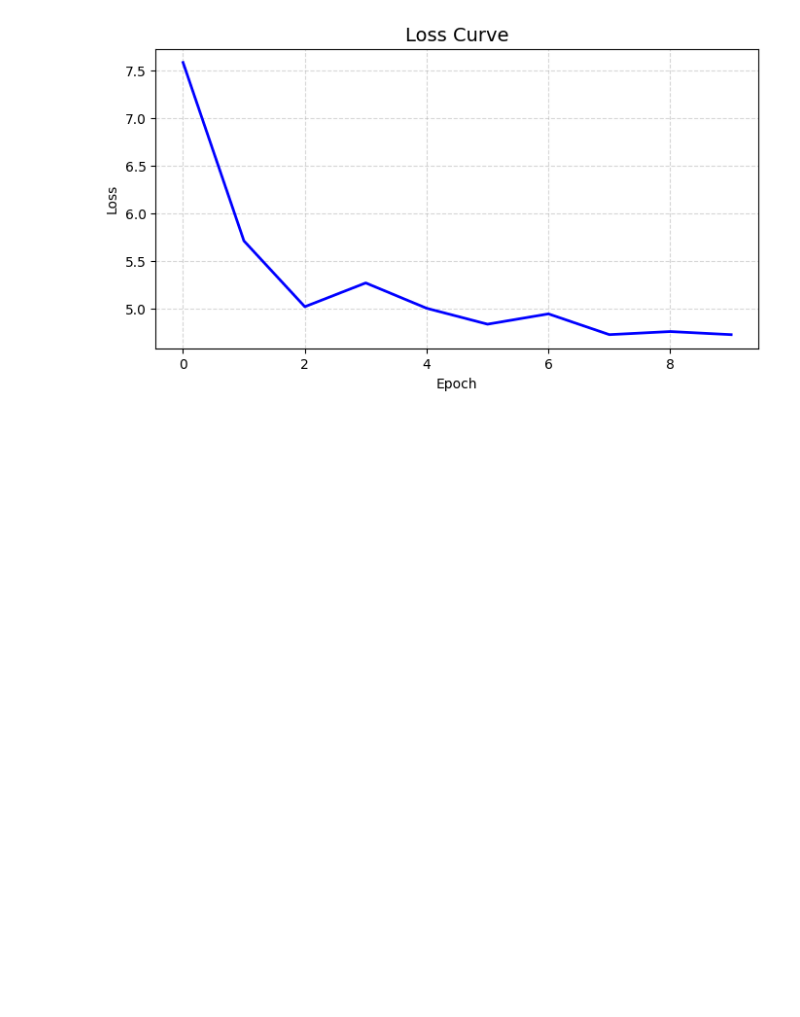
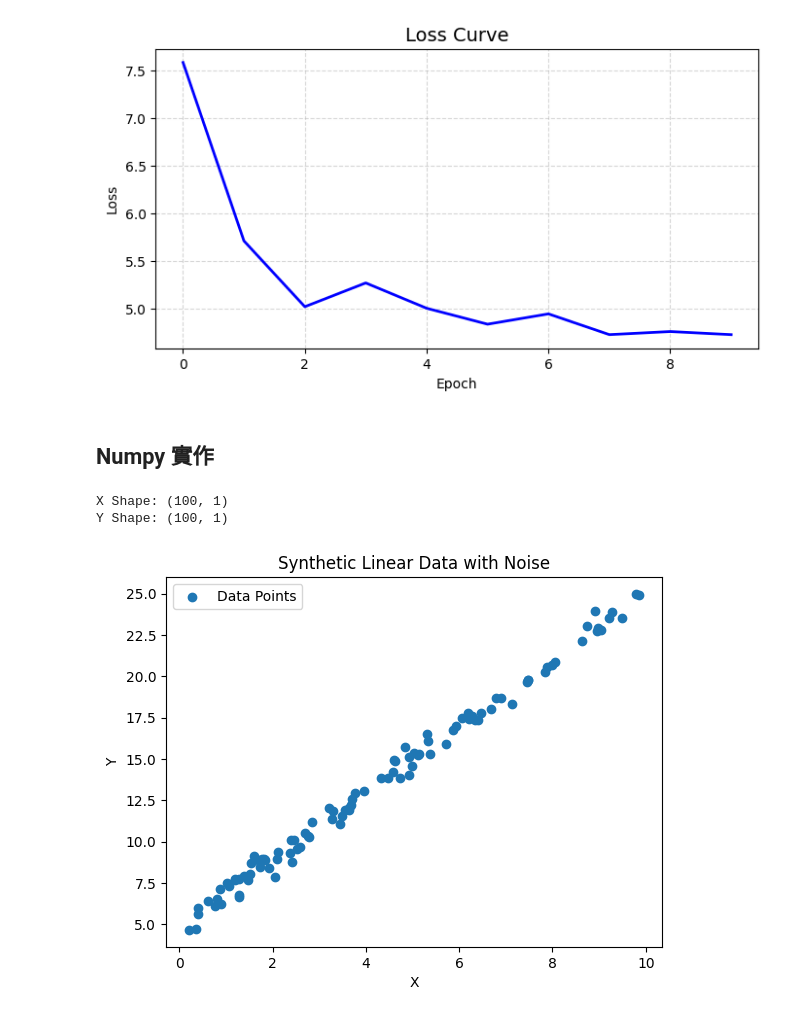
Before and after one commit to Paulyang80/DeepLearningLab, a Jupyter notebook: notebooks/01-linear-regression.ipynb, the cells around one changed output. Saved outputs shown, nothing was run; the diff lists cells and outputs as text; code cells hidden in the pictures; blank space fills up the shorter version.

Commit message:
Start numpy intro

```diff
--- a/notebooks/01-linear-regression.ipynb
+++ b/notebooks/01-linear-regression.ipynb
@@ -598,3 +600,5 @@ ax.grid(True, linestyle="--", alpha=0.5)
 plt.show()
 # %% [output]
 [figure]
+# %% [markdown]
+## Numpy 實作
@@ -600,0 +610,24 @@ plt.show()
+# %%
+N = 100
+X = np.random.rand(N, 1) * 10
+
+true_w = 2
+true_b = 5
+noise = np.random.randn(N, 1) * 0.5
+
+Y = true_w * X + true_b + noise
+
+print(f"X Shape: {X.shape}")
+print(f"Y Shape: {Y.shape}")
+
+fig, ax = plt.subplots()
+ax.scatter(X, Y, label='Data Points')
+ax.set_title("Synthetic Linear Data with Noise")
+ax.set_xlabel("X")
+ax.set_ylabel("Y")
+plt.legend()
+plt.show()
+# %% [output]
+X Shape: (100, 1)
+Y Shape: (100, 1)
+[figure, added]
```
Also changed, not shown: parts of 3 cells of this notebook.
